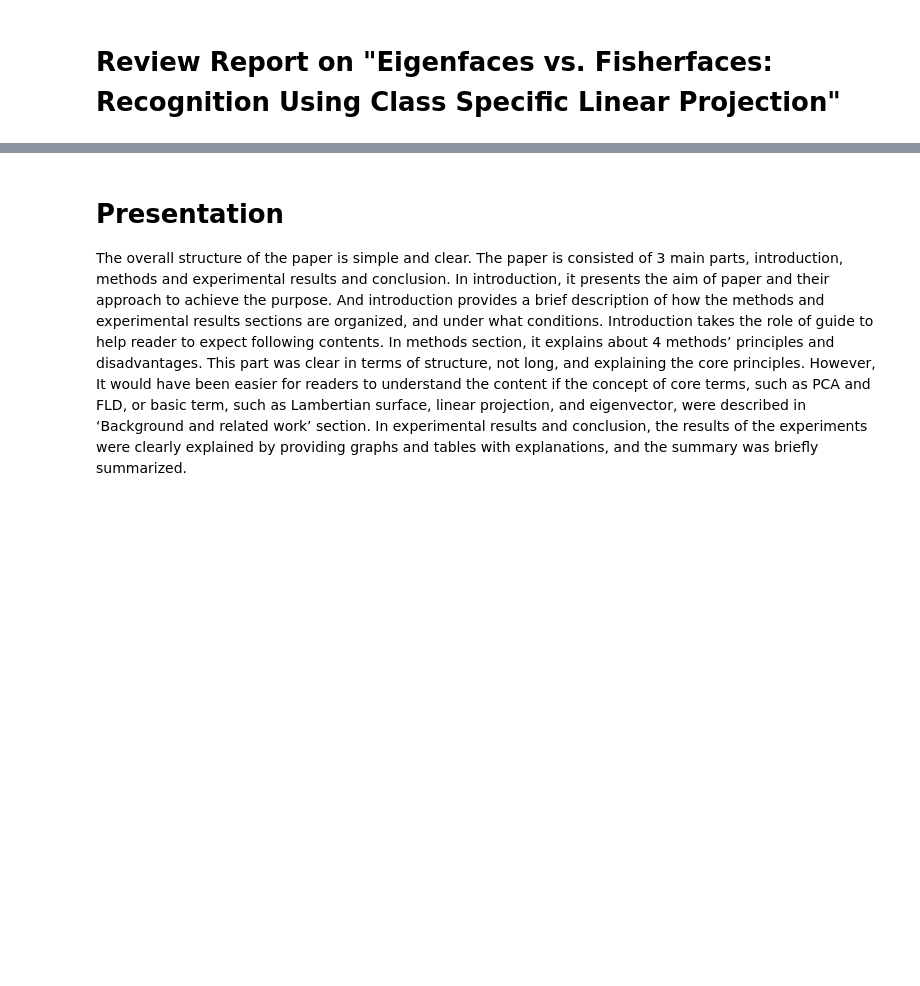
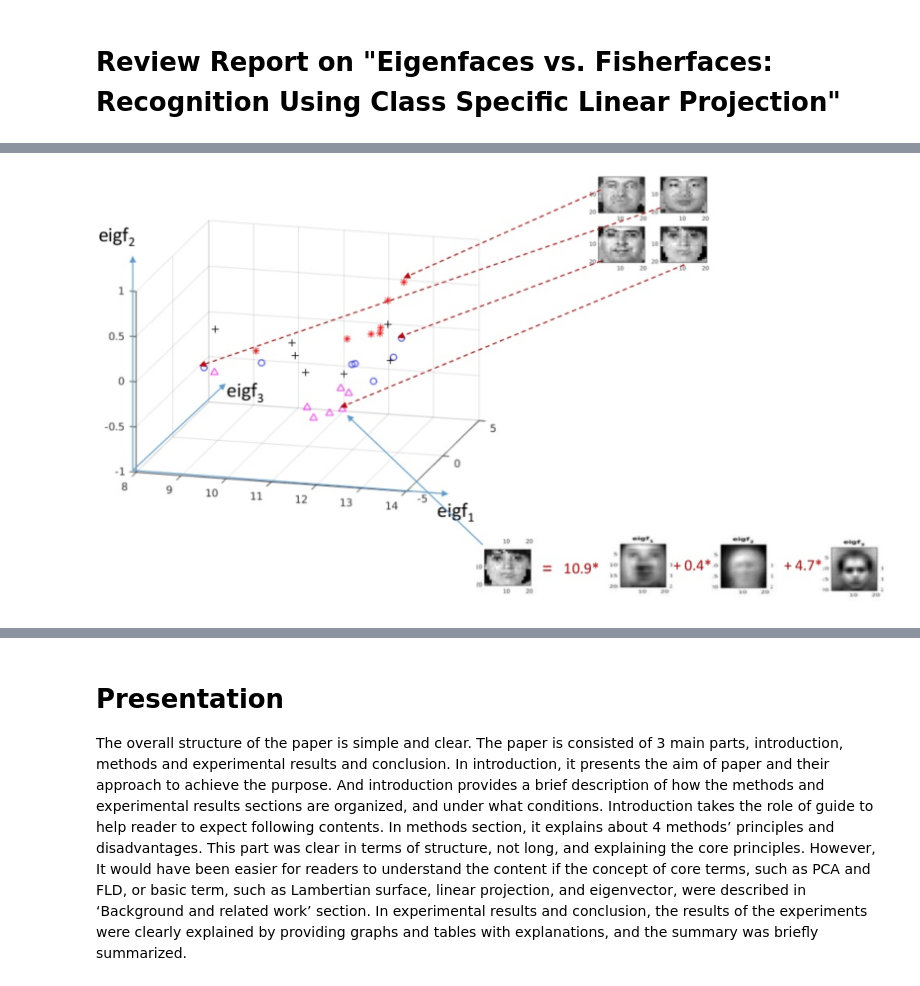
Before and after one commit to go555666/UTS_ML2019_ID13510577, a Jupyter notebook: Assignment_1_Machine_learning.ipynb, the cells around one changed output, grey strips where cells are left out. Cells and saved outputs as stored; diff of their text form; code cells hidden in the pictures; blank space fills up the shorter version.

```diff
--- a/Assignment_1_Machine_learning.ipynb
+++ b/Assignment_1_Machine_learning.ipynb
@@ -65,0 +58,7 @@ In second experiment, it was set for testing facial expression and glasses recog
+# %%
+Fig_1 =Image('Screen Shot 2019-08-27 at 2.21.18 pm (1).png',
+     width = 900
+     )
+Fig_1
+# %% [output]
+[figure, added]
```
Also changed, not shown: parts of 14 cells of this notebook.
